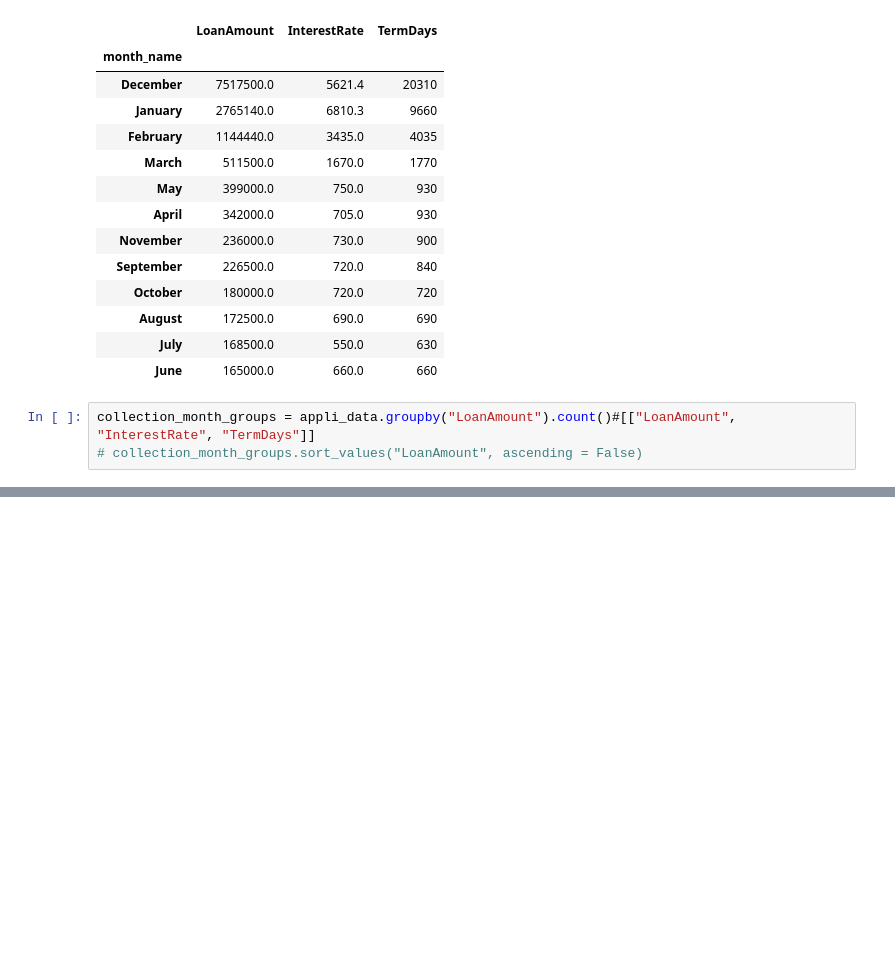
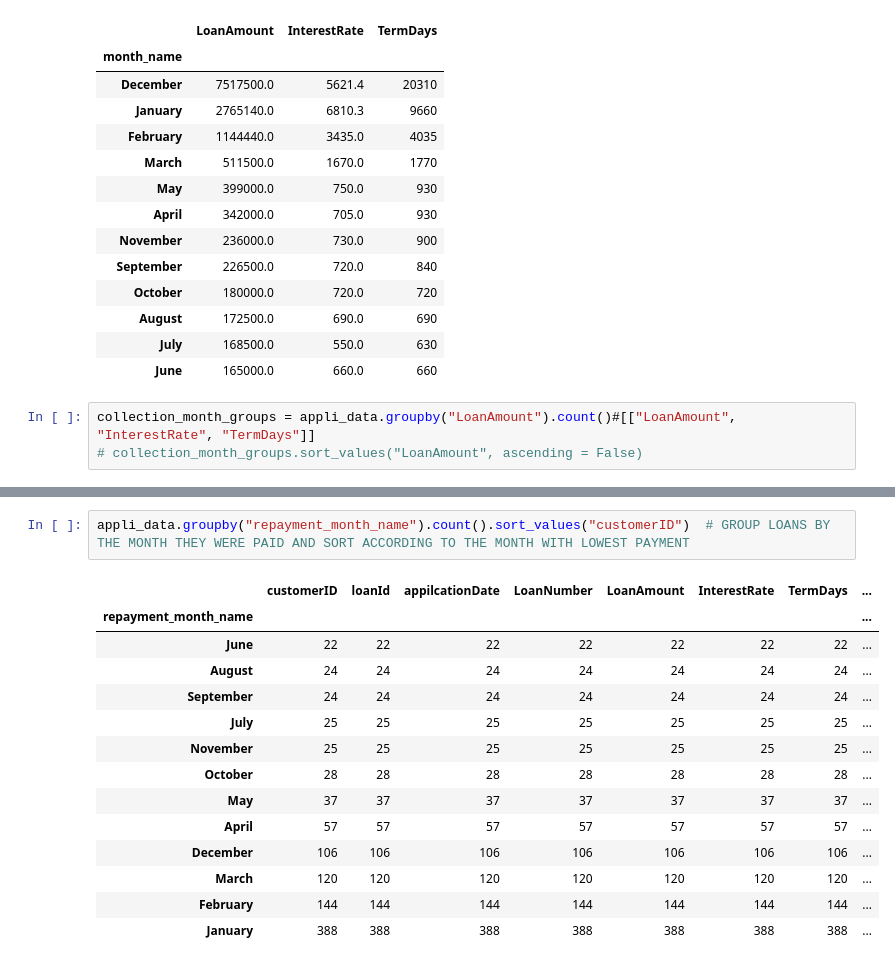
Before and after one commit to dtekluva/cohort3b8wd, a Jupyter notebook: atha/jupyter/pandas_tut.ipynb, the cells around one changed output, grey strips where cells are left out. Drawn from its saved outputs; the diff is of its cells as text; blank space fills up the shorter version.

```diff
--- a/atha/jupyter/pandas_tut.ipynb
+++ b/atha/jupyter/pandas_tut.ipynb
@@ -472,0 +488,17 @@ collection_month_groups
+# %%
+appli_data.groupby("repayment_month_name").count().sort_values("customerID")  # GROUP LOANS BY THE MONTH THEY WERE PAID AND SORT ACCORDING TO THE MONTH WITH LOWEST PAYMENT
+# %% [output]
+|  | customerID | loanId | appilcationDate | LoanNumber | LoanAmount | InterestRate | TermDays | ... |
+| repayment_month_name |  |  |  |  |  |  |  | ... |
+| June | 22 | 22 | 22 | 22 | 22 | 22 | 22 | ... |
+| August | 24 | 24 | 24 | 24 | 24 | 24 | 24 | ... |
+| September | 24 | 24 | 24 | 24 | 24 | 24 | 24 | ... |
+| July | 25 | 25 | 25 | 25 | 25 | 25 | 25 | ... |
+| November | 25 | 25 | 25 | 25 | 25 | 25 | 25 | ... |
+| October | 28 | 28 | 28 | 28 | 28 | 28 | 28 | ... |
+| May | 37 | 37 | 37 | 37 | 37 | 37 | 37 | ... |
+| April | 57 | 57 | 57 | 57 | 57 | 57 | 57 | ... |
+| December | 106 | 106 | 106 | 106 | 106 | 106 | 106 | ... |
+| March | 120 | 120 | 120 | 120 | 120 | 120 | 120 | ... |
+| February | 144 | 144 | 144 | 144 | 144 | 144 | 144 | ... |
+| January | 388 | 388 | 388 | 388 | 388 | 388 | 388 | ... |
```
Also changed, not shown: parts of 14 cells of this notebook, 3 other files.
